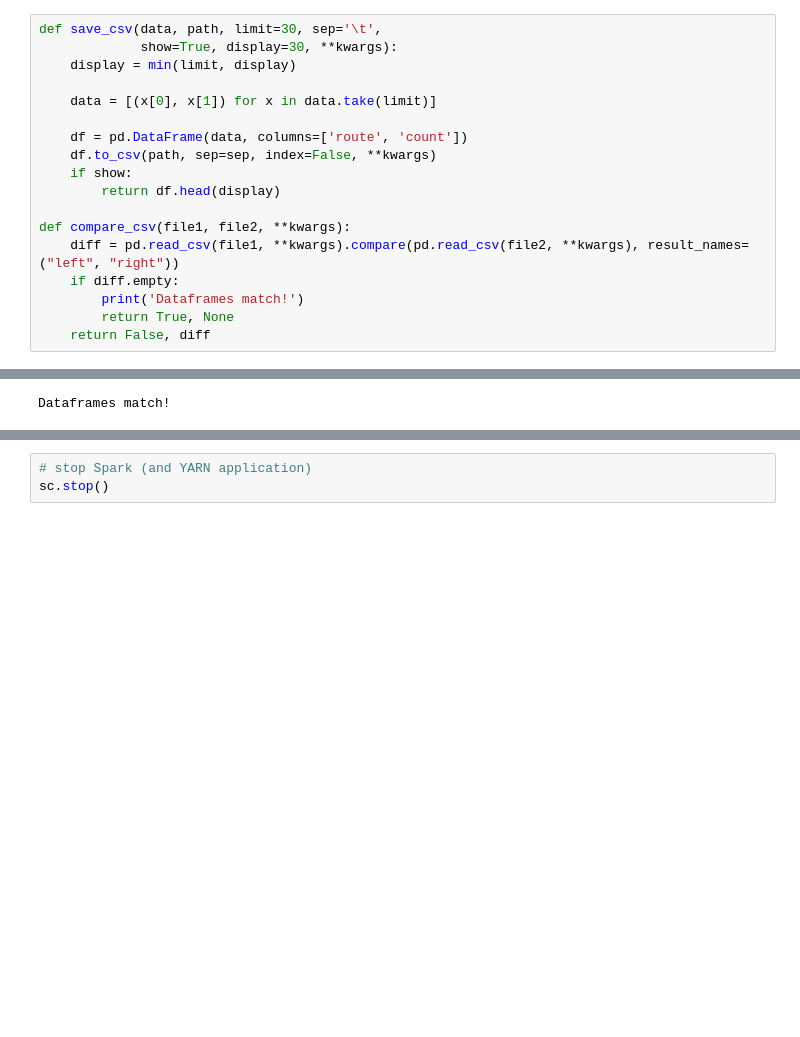
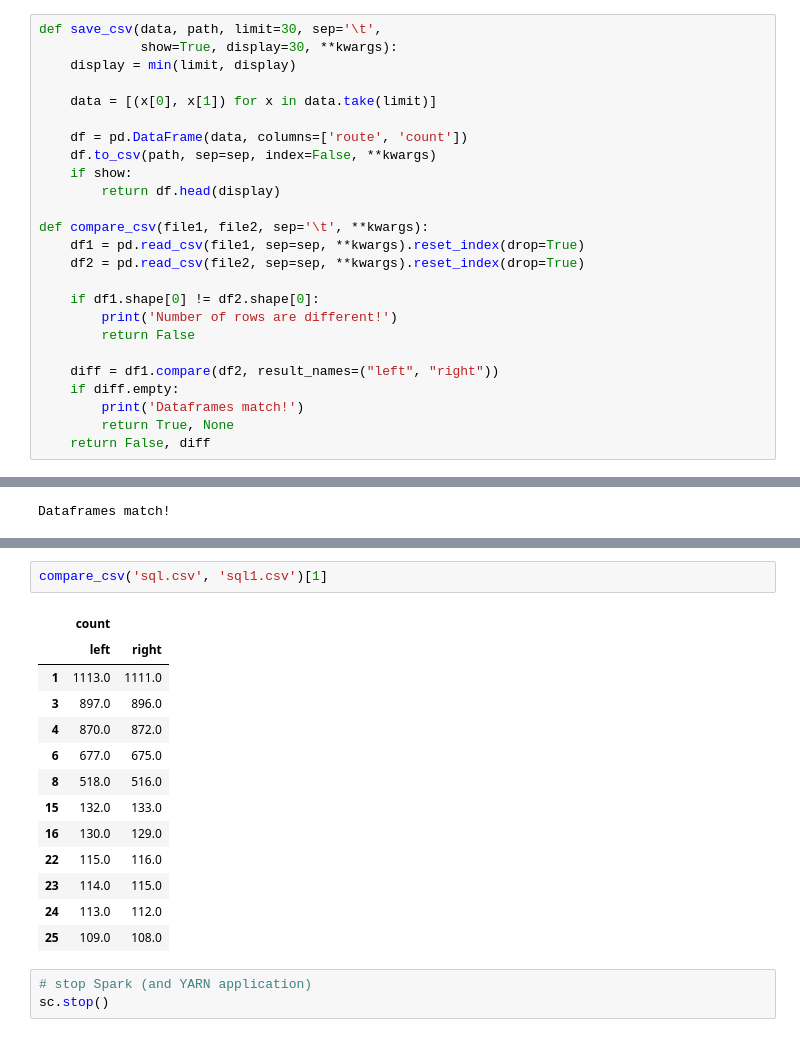
Before and after one commit to BeteLgis/MDS-LSML1_SGA, a Jupyter notebook: sga-task.ipynb, the cells around one changed output, grey strips where cells are left out. Cells and saved outputs as stored; diff of their text form; blank space fills up the shorter version.

```diff
--- a/sga-task.ipynb
+++ b/sga-task.ipynb
@@ -118,8 +118,15 @@ def save_csv(data, path, limit=30, sep='\t',
     if show:
         return df.head(display)
 
-def compare_csv(file1, file2, **kwargs):
-    diff = pd.read_csv(file1, **kwargs).compare(pd.read_csv(file2, **kwargs), result_names=("left", "right"))
+def compare_csv(file1, file2, sep='\t', **kwargs):
+    df1 = pd.read_csv(file1, sep=sep, **kwargs).reset_index(drop=True)
+    df2 = pd.read_csv(file2, sep=sep, **kwargs).reset_index(drop=True)
+
+    if df1.shape[0] != df2.shape[0]:
+        print('Number of rows are different!')
+        return False
+
+    diff = df1.compare(df2, result_names=("left", "right"))
     if diff.empty:
         print('Dataframes match!')
         return True, None
@@ -297,3 +360,19 @@ Dataframes match!
+# %%
+compare_csv('sql.csv', 'sql1.csv')[1]
+# %% [output]
+|  | count |  |
+|  | left | right |
+| 1 | 1113.0 | 1111.0 |
+| 3 | 897.0 | 896.0 |
+| 4 | 870.0 | 872.0 |
+| 6 | 677.0 | 675.0 |
+| 8 | 518.0 | 516.0 |
+| 15 | 132.0 | 133.0 |
+| 16 | 130.0 | 129.0 |
+| 22 | 115.0 | 116.0 |
+| 23 | 114.0 | 115.0 |
+| 24 | 113.0 | 112.0 |
+| 25 | 109.0 | 108.0 |
 # %%
 # stop Spark (and YARN application)
 sc.stop()
```
Also changed, not shown: parts of 51 cells of this notebook, 13 other files.
